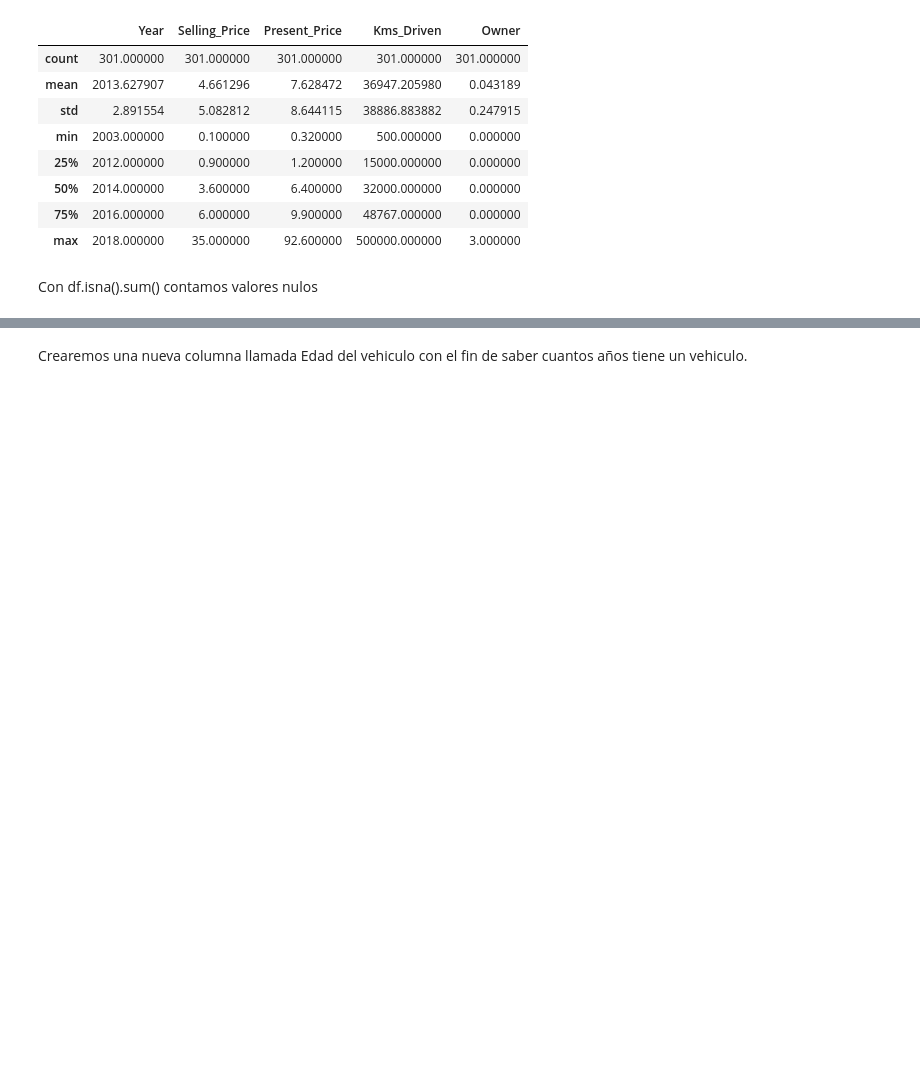
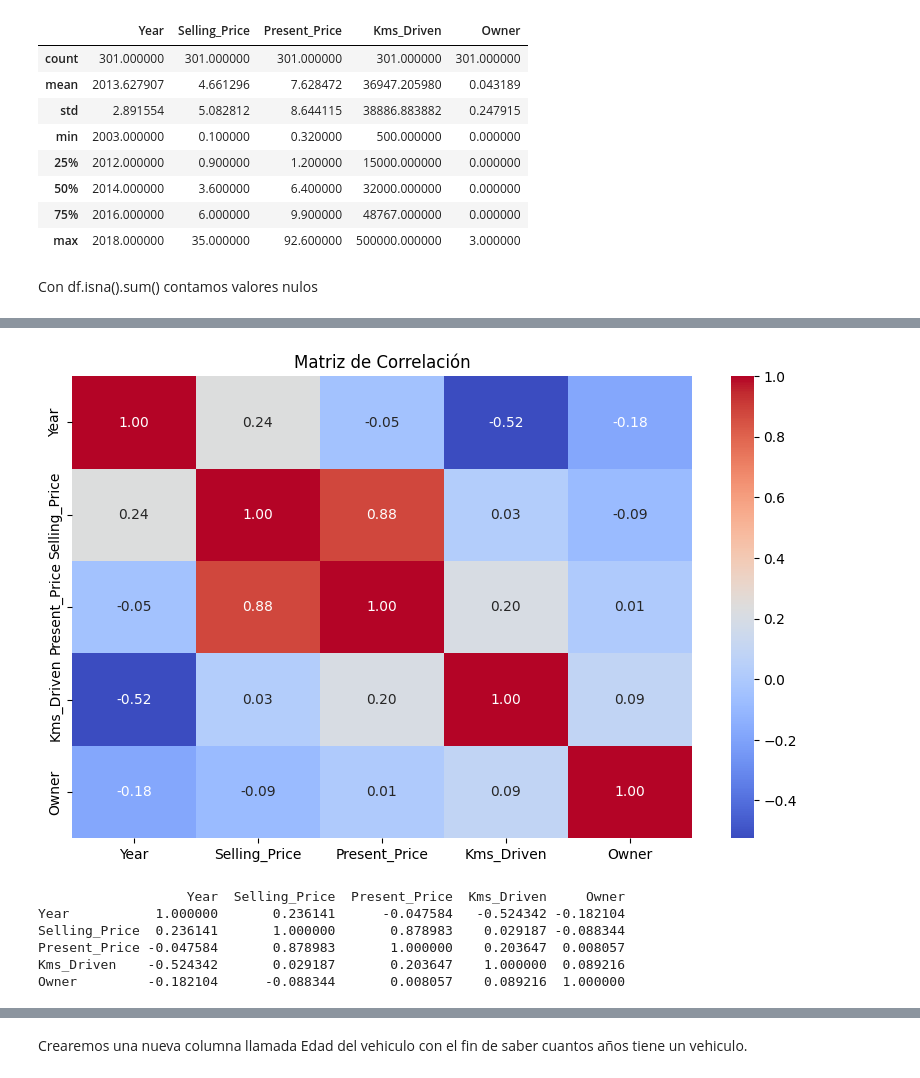
Before and after one commit to jadceron/taller3, a Jupyter notebook: Tarea3_Regresion_Lineal_vehicle_dataset.ipynb, the cells around one changed output, grey strips where cells are left out. Cells and saved outputs as stored; diff of their text form; code cells hidden in the pictures; blank space fills up the shorter version.

```diff
--- a/Tarea3_Regresion_Lineal_vehicle_dataset.ipynb
+++ b/Tarea3_Regresion_Lineal_vehicle_dataset.ipynb
@@ -104,0 +152,16 @@ Eliminamos car_name del dataset, el nombre no sera relevante para nuestro analis
+# %%
+# Correlación entre variables numéricas
+plt.figure(figsize=(10, 6))
+numeric_df = df.select_dtypes(include=np.number) # Select only numeric columns
+sns.heatmap(numeric_df.corr(), annot=True, cmap='coolwarm', fmt=".2f")
+plt.title('Matriz de Correlación')
+plt.show()
+print(numeric_df.corr())
+# %% [output]
+[figure, added]
+                   Year  Selling_Price  Present_Price  Kms_Driven     Owner
+Year           1.000000       0.236141      -0.047584   -0.524342 -0.182104
+Selling_Price  0.236141       1.000000       0.878983    0.029187 -0.088344
+Present_Price -0.047584       0.878983       1.000000    0.203647  0.008057
+Kms_Driven    -0.524342       0.029187       0.203647    1.000000  0.089216
+Owner         -0.182104      -0.088344       0.008057    0.089216  1.000000
```
Also changed, not shown: parts of 56 cells of this notebook.
